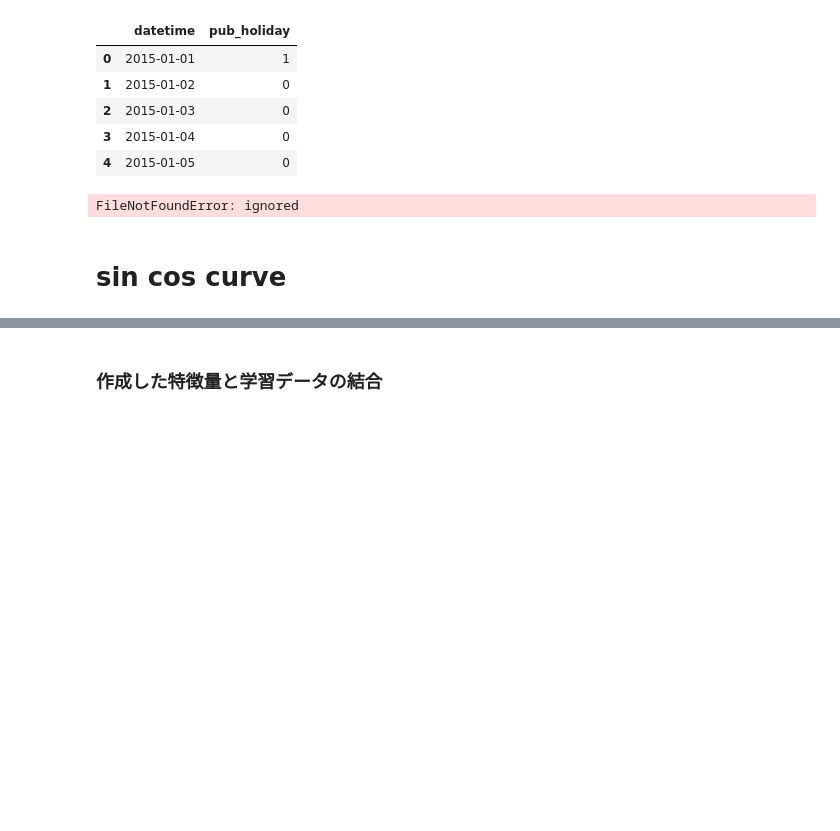
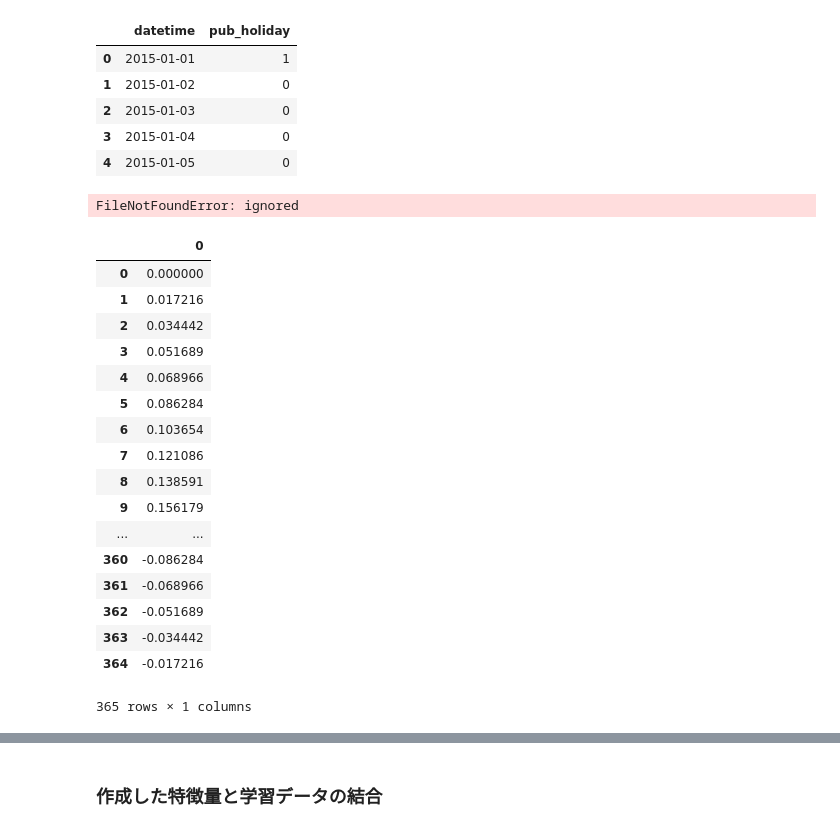
Before and after one commit to TaigoKuriyama/national_park_prediction, a Jupyter notebook: notebook/preprocess.ipynb, the cells around one changed output, grey strips where cells are left out. Saved outputs shown, nothing was run; the diff lists cells and outputs as text; code cells hidden in the pictures; blank space fills up the shorter version.

```diff
--- a/notebook/preprocess.ipynb
+++ b/notebook/preprocess.ipynb
@@ -147,31 +139,56 @@ df_oyama = df_oyama.rename(columns={'日時': 'datetime'})
 df_oyama.head()
 # %% [output]
 FileNotFoundError: ignored
-# %% [markdown]
-# sin cos curve
 # %%
+# sin cos curve
 N = 365 # データ数
 N_ = 366
 n = np.arange(365)
 n_ = np.arange(366)
 
 #  Not leap year
 sin_cur_not_leap= np.sin(2*np.pi*n/N)
 cos_cur_not_leap= np.cos(2*np.pi*n/N)
+tan_cur_not_leap= np.tan(2*np.pi*n/N)
+
 
 #  leap year
 sin_cur_leap= np.sin(2*np.pi*n_/N_)
 cos_cur_leap= np.cos(2*np.pi*n_/N_)
+tan_cur_leap= np.tan(2*np.pi*n_/N_)
 
 # concat for 2015, 2016
 sin_cur = np.concatenate((sin_cur_not_leap, sin_cur_leap), axis=0)
 cos_cur = np.concatenate((cos_cur_not_leap, cos_cur_leap), axis=0)
+tan_cur = np.concatenate((tan_cur_not_leap, tan_cur_leap), axis=0)
 
 # to dataframe
 sin_columns = 'sin'
 df_sin_cur_train = pd.DataFrame(data=sin_cur,dtype='float')
 df_cos_cur_train = pd.DataFrame(data=cos_cur,dtype='float')
+df_tan_cur_train = pd.DataFrame(data=tan_cur,dtype='float')
+
 
 # concat for 2017
 df_sin_cur_test = pd.DataFrame(data=sin_cur_not_leap,dtype='float')
 df_cos_cur_test = pd.DataFrame(data=cos_cur_not_leap,dtype='float')
+df_tan_cur_test = pd.DataFrame(data=tan_cur_not_leap,dtype='float')
+# %% [output]
+|  | 0 |
+| 0 | 0.000000 |
+| 1 | 0.017216 |
+| 2 | 0.034442 |
+| 3 | 0.051689 |
+| 4 | 0.068966 |
+| 5 | 0.086284 |
+| 6 | 0.103654 |
+| 7 | 0.121086 |
+| 8 | 0.138591 |
+| 9 | 0.156179 |
+| ... | ... |
+| 360 | -0.086284 |
+| 361 | -0.068966 |
+| 362 | -0.051689 |
+| 363 | -0.034442 |
+| 364 | -0.017216 |
+365 rows × 1 columns
```
Also changed, not shown: parts of 38 cells of this notebook.
